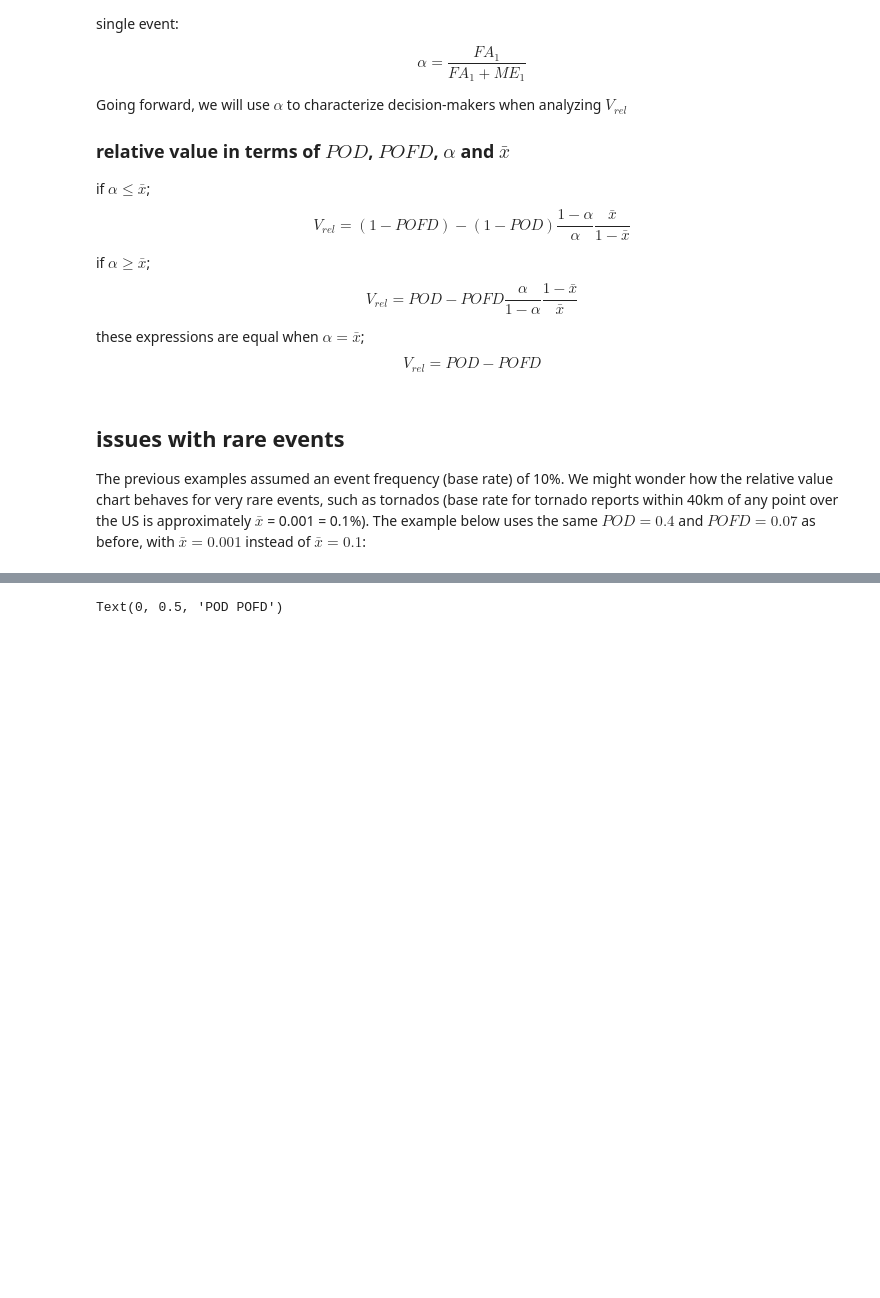
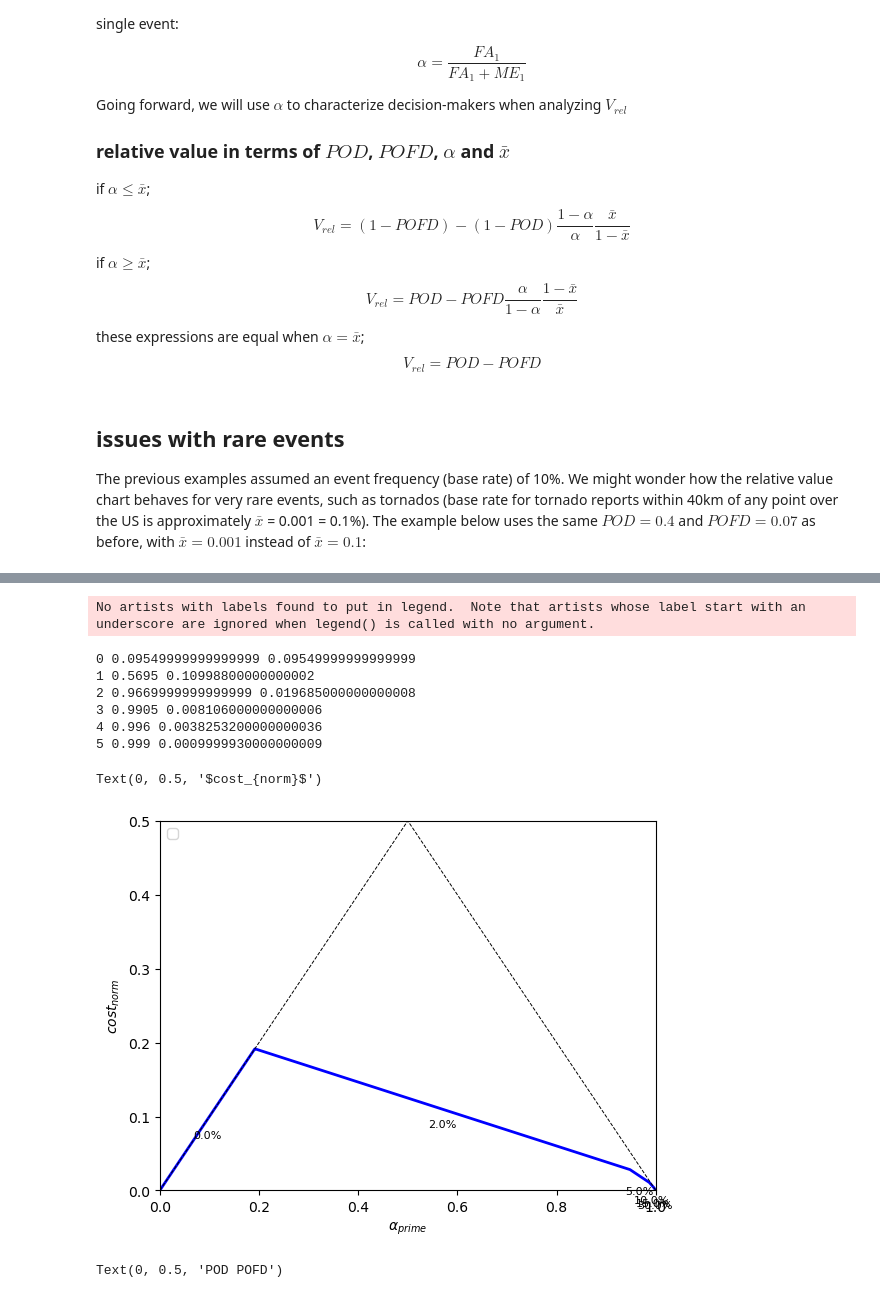
Before and after one commit to baldwin-ou/verification, a Jupyter notebook: cost_base_rate.ipynb, the cells around one changed output, grey strips where cells are left out. Drawn from its saved outputs; the diff is of its cells as text; code cells hidden in the pictures; blank space fills up the shorter version.

```diff
--- a/cost_base_rate.ipynb
+++ b/cost_base_rate.ipynb
@@ -434,0 +590,3 @@ array([1.00000000e-04, 1.00450014e-04, 1.00902052e-04, ...,
+# %%
+df_sum = pd.DataFrame(data=np.array([[1.,0.767,0.55,0.251,0.086,0.0076],[1.,0.017,0.005,0.001,0.00017,0.000007]]).T,index=[0,2,5,10,15,30],columns=['POD','POFD'])
+df_sum
@@ -435 +601,46 @@ array([1.00000000e-04, 1.00450014e-04, 1.00902052e-04, ...,
+# %%
+alpha=np.linspace(0.0,1.,1001).round(3)
+costs=np.zeros((len(df_sum.index.unique()),len(alpha)))
+df_sum_one=df_sum.reset_index().rename(columns={'index':'LABEL'})
+threshs=df_sum_one.LABEL.to_numpy()
+for ii in np.arange(len(df_sum_one.LABEL.unique())):
+    pod1=df_sum_one.iloc[ii].POD
+    pofd1=df_sum_one.iloc[ii].POFD
+    costs[ii,:]=(1.-pod1)*(1.-alpha)+pofd1*alpha
+min_threshs=threshs[np.argmin(costs,axis=0)]
+col_threshs=np.argmin(costs,axis=0)
+min_costs=np.min(costs,axis=0)
+# Create segments for the LineCollection
+
+
+fig, ax = plt.subplots()
+for ii in np.arange(len(df_sum_one.LABEL.unique())):
+    alphabar=np.mean(alpha[col_threshs==ii])
+    costbar=np.mean(min_costs[col_threshs==ii])
+    print(ii,alphabar,costbar)
+    thr1=df_sum_one.iloc[ii].LABEL
+    if alphabar>0.:
+        ax.text(alphabar,costbar-0.025,f'{thr1}%',ha='center',rotation=0,fontsize=8)
+
+ax.plot(alpha,min_costs,'b',lw=2)
+
+ax.plot(alpha,np.minimum(alpha,1.-alpha),'k--',lw=0.7)
+plt.ylim(0.,0.5)
+
+
+ax.set_xlim(0.,1.)
+ax.set_ylim(0.,0.5)
+plt.legend(loc='upper left')
+plt.xlabel(r'$\alpha_{prime}$')
+plt.ylabel(r'$cost_{norm}$')
+# %% [output]
+No artists with labels found to put in legend.  Note that artists whose label start with an underscore are ignored when legend() is called with no argument.
+0 0.09549999999999999 0.09549999999999999
+1 0.5695 0.10998800000000002
+2 0.9669999999999999 0.019685000000000008
+3 0.9905 0.008106000000000006
+4 0.996 0.0038253200000000036
+5 0.999 0.0009999930000000009
+Text(0, 0.5, '$cost_{norm}$')
+[figure, added]
 # %%
```
Also changed, not shown: parts of 15 cells of this notebook.
